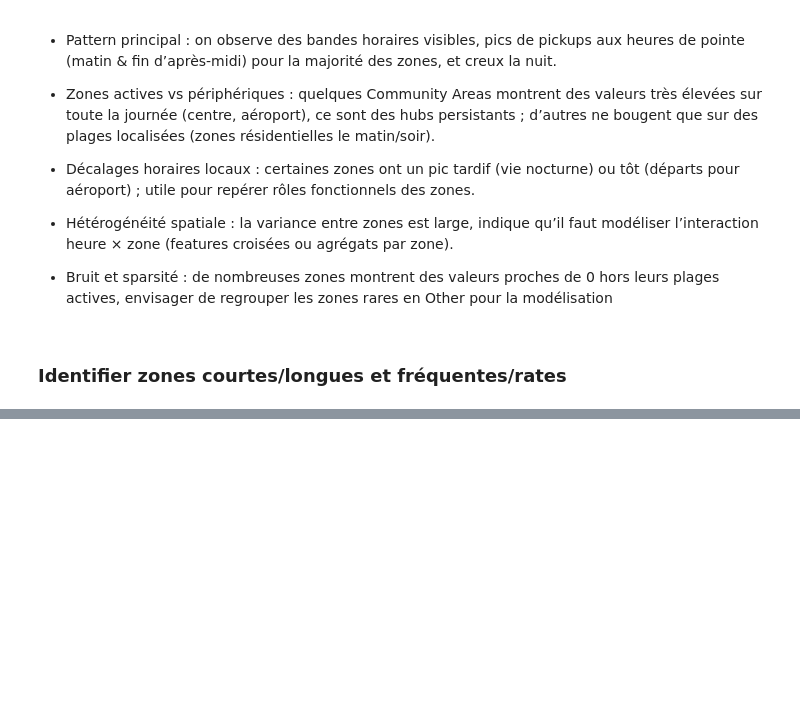
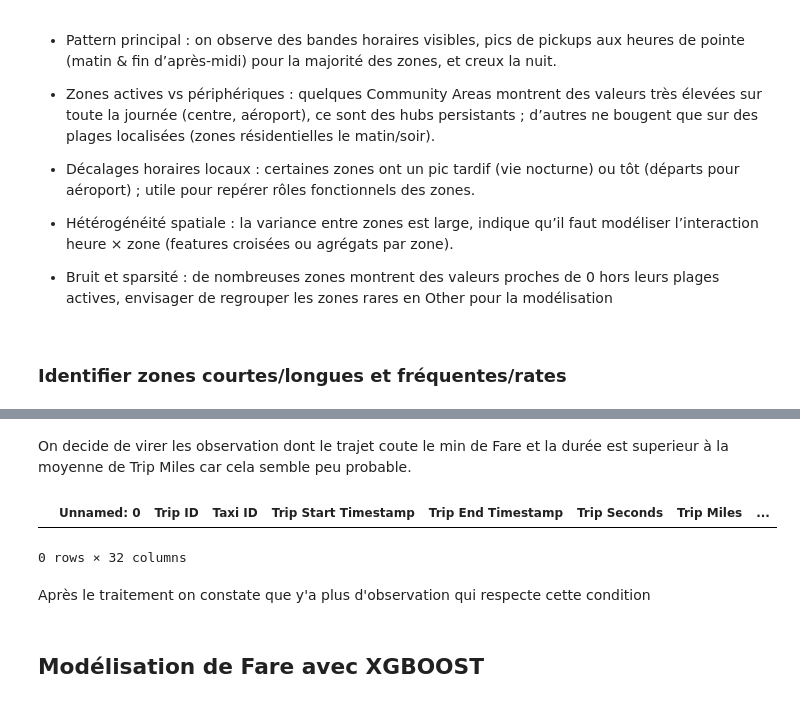
Before and after one commit to jbcheze/Predicting_Airline_Ticket_Prices, a Jupyter notebook: notebook/JB_Taxi_suite.ipynb, the cells around one changed output, grey strips where cells are left out. Drawn from its saved outputs; the diff is of its cells as text; code cells hidden in the pictures; blank space fills up the shorter version.

```diff
--- a/notebook/JB_Taxi_suite.ipynb
+++ b/notebook/JB_Taxi_suite.ipynb
@@ -1657,0 +1678,6 @@ Zones avec trajets longs mais rares :
+# %%
+cond_anom = (
+    (df["Fare"] == df["Fare"].min()) &
+    (df["Trip Miles"] > df["Trip Miles"].mean())
+)
+cond_anom
@@ -1657,0 +1697,16 @@ Zones avec trajets longs mais rares :
+# %% [markdown]
+On decide de virer les observation dont le trajet coute le min de Fare et la durée est superieur à la moyenne de Trip Miles car cela semble peu probable.
+# %%
+df = df[~cond_anom]
+# %%
+df[
+    (df["Fare"] == df["Fare"].min()) &
+    (df["Trip Miles"] > df["Trip Miles"].mean())
+]
+# %% [output]
+|  | Unnamed: 0 | Trip ID | Taxi ID | Trip Start Timestamp | Trip End Timestamp | Trip Seconds | Trip Miles | ... |
+0 rows × 32 columns
+# %% [markdown]
+Après le traitement on constate que y'a plus d'observation qui respecte cette condition
+# %% [markdown]
+## Modélisation de Fare avec XGBOOST
```
Also changed, not shown: parts of 31 cells of this notebook, 6 other files.
